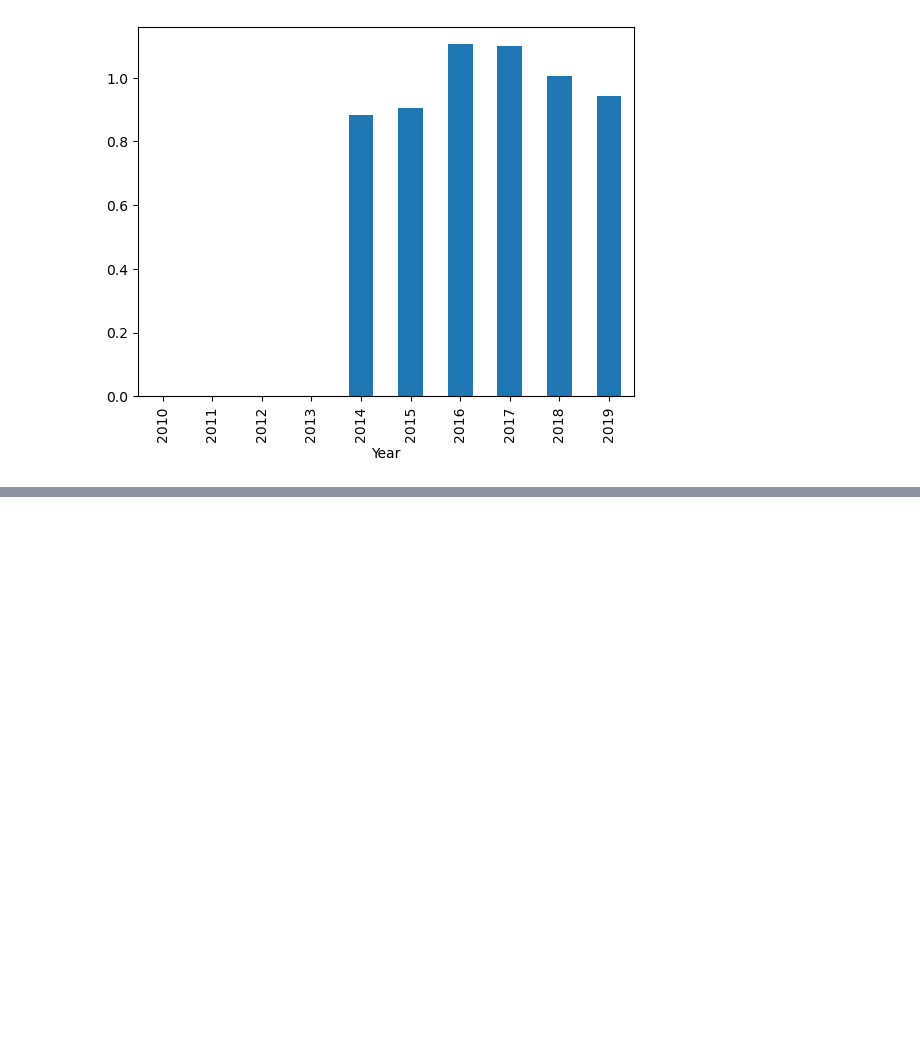
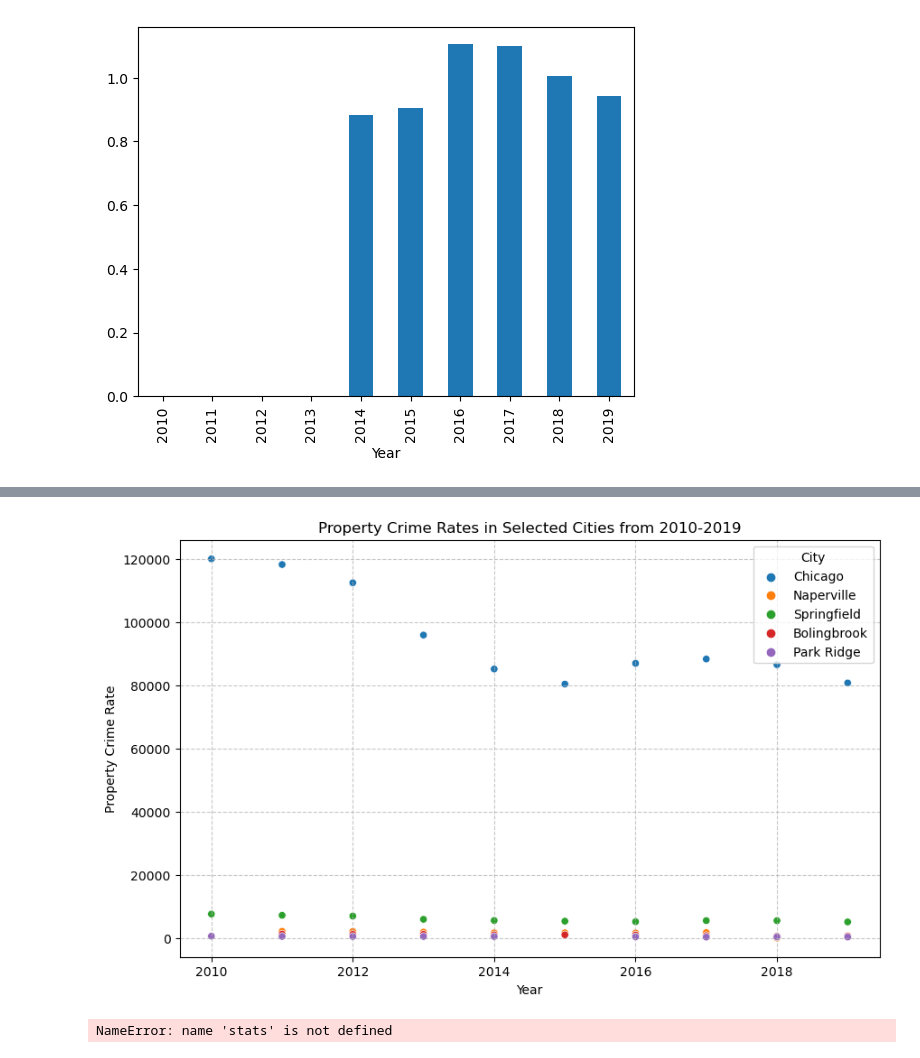
Before and after one commit to Expopanda/Project_1, a Jupyter notebook: andrew_analysis.ipynb, the cells around one changed output, grey strips where cells are left out. Cells and saved outputs as stored; diff of their text form; code cells hidden in the pictures; blank space fills up the shorter version.

```diff
--- a/andrew_analysis.ipynb
+++ b/andrew_analysis.ipynb
@@ -237,0 +320,24 @@ bolingbrook_df = crime_stats_df.loc[crime_stats_df['City'] == 'Bolingbrook']
+# %%
+cities_to_compare = ["Chicago", "Naperville", "Springfield", "Bolingbrook", "Park Ridge"]
+filtered_data = crime_total.loc[cities_to_compare]
+
+# Create a scatter plot
+plt.figure(figsize=(10, 6))
+sns.scatterplot(x='Year', y='Property Crime', hue='City', data=filtered_data)
+plt.xlabel("Year")
+plt.ylabel("Property Crime Rate")
+plt.title("Property Crime Rates in Selected Cities from 2010-2019")
+plt.grid(True, linestyle='--', alpha=0.7)
+
+#save graph
+plt.savefig('output_data/img1.png')
+
+#display
+plt.legend(title='City')
+plt.show()
+# %% [output]
+[figure, added]
+# %%
+stats.ttest_ind()
+# %% [output]
+NameError: name 'stats' is not defined
```
Also changed, not shown: parts of 11 cells of this notebook, 4 other files.
